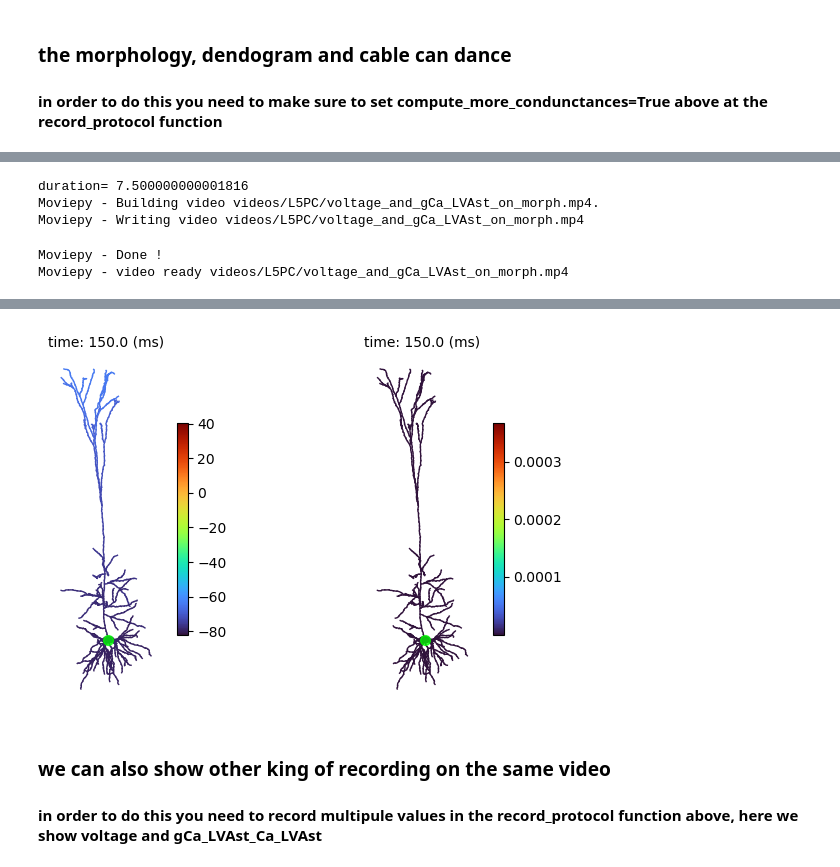
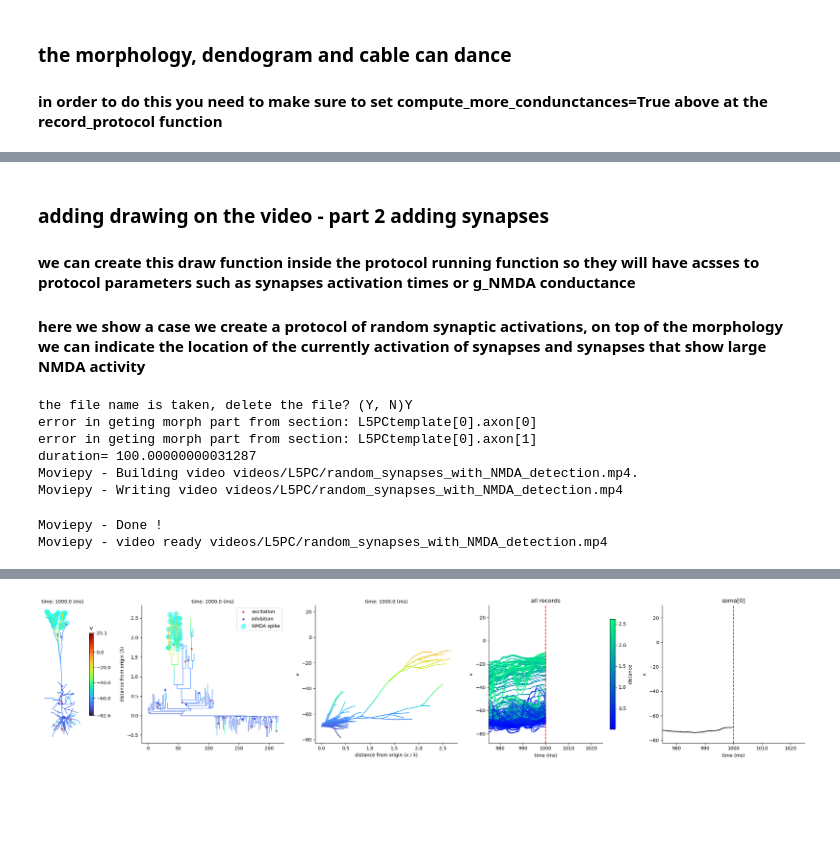
Before and after one commit to YoniLeibner/Neuron_analysis_tool, a Jupyter notebook: Neuron_analysis_tool/example-L5pc.ipynb, the cells around one changed output, grey strips where cells are left out. Saved outputs shown, nothing was run; the diff lists cells and outputs as text; code cells hidden in the pictures; blank space fills up the shorter version.

```diff
--- a/Neuron_analysis_tool/example-L5pc.ipynb
+++ b/Neuron_analysis_tool/example-L5pc.ipynb
@@ -75,9 +81,11 @@ def Ca_spike_protocol(cell, start_seg):
     h.v_init = cell.soma[0].e_pas
     h.celsius = 37
     h.run()
-    return 400, {}
+    return 300, {}
 # %%
-records, extra = analyser.record_protocol(protocol=Ca_spike_protocol, record_names=['v', 'gCa_LVAst_Ca_LVAst'], compute_more_condunctances=True)
+records, extra = analyser.record_protocol(protocol=Ca_spike_protocol,
+                                          record_names=['v', 'gCa_LVAst_Ca_LVAst'],
+                                          compute_more_condunctances=True)
 # %%
 from matplotlib.gridspec import GridSpec
 fig = plt.figure(constrained_layout=True, figsize=(10, 4))
@@ -220,0 +247,6 @@ Moviepy - video ready videos/L5PC/dancing_morph_and_dendogram.mp4
+# %% [markdown]
+### adding drawing on the video - part 2 adding synapses
+
+#### we can create this draw function inside the protocol running function so they will have acsses to protocol parameters such as synapses activation times or g_NMDA conductance
+
+#### here we show a case we create a protocol of random synaptic activations, on top  of the morphology we can indicate the location of the currently activation of synapses and synapses that show large NMDA activity
@@ -221,34 +418,51 @@ Moviepy - video ready videos/L5PC/dancing_morph_and_dendogram.mp4
+# %%
+records, extra = analyser.record_protocol(protocol=random_syn_protocol_NMDA_ditact, record_names=['v'])
+# %%
+
+def set_legend(start_time, end_time, segs, lines, ax, records):
+    handles, labels = ax.get_legend_handles_labels()
+    by_label = dict(zip(labels, handles))
+    ax.legend(by_label.values(), by_label.keys(), loc='best')
+    return []
 # %%
-fig, ax = plt.subplots(1,2, figsize=(8,4))
+draw_funcs = extra['draw_funcs']
+fig, ax = plt.subplots(1, 5, figsize=(25,5))
 soma_seg = list(analyser.cell.soma[0])[0]
+
 hot_spot_seg = list(analyser.cell.apic[36])[0]
-seg_to_indicate_dict = dict()
-seg_to_indicate_dict[soma_seg] = dict(label='soma', alpha=0.75, color='lime', size=50)
+record_dict = records.all_records['v']
 
 plot_kwargs = [
-    dict(ax=ax[0], seg = soma_seg, records=records.all_records['v'], electrical=False, plot_type='morph', seg_to_indicate_dict=seg_to_indicate_dict,plot_color_bar=True, theta=270),
-    dict(ax=ax[1], seg = soma_seg, records=records.all_records['gCa_LVAst_Ca_LVAst'], electrical=False, plot_type='morph', seg_to_indicate_dict=seg_to_indicate_dict,plot_color_bar=True, theta=270),
+    dict(ax=ax[0], seg = soma_seg, records=record_dict, electrical=False, plot_type='morph',
+         plot_color_bar=True, theta=-90, draw_funcs=draw_funcs),
+
+    dict(ax=ax[1], seg = soma_seg, records=record_dict, electrical=True, plot_type='dendogram',
+         plot_color_bar=False, draw_funcs=draw_funcs+[set_legend]),
+
+    dict(ax=ax[2], seg = soma_seg, records=record_dict, electrical=True, plot_type='attenuation'),
+    dict(ax=ax[3], seg = soma_seg, records=record_dict, distance_factor=0, plot_every=0.1,
+         plot_type='all_records', color_distance=True, cmap=plt.cm.winter, color_bar_kwarts=dict(shrink=0.8),
+         on_title=False, on_ylabel=True),
+
+    dict(ax=ax[4], seg = soma_seg, records=record_dict, plot_type='single_record'),
               ]
 f = lambda: plt.tight_layout()
-slow_down_factor=50
+slow_down_factor = 100
 videos_folder = 'videos/L5PC/'
-video_name = 'voltage_and_gCa_LVAst_on_morph.mp4'
+video_name = 'random_synapses_with_NMDA_detection.mp4'
 os.makedirs(videos_folder, exist_ok=True)
-analyser.save_movie_from_rec(fig=fig, slow_down_factor=slow_down_factor, plot_kwargs=plot_kwargs, func_before_run=[f],
-                             save_to=videos_folder, clip_name=video_name, fps=10,
+analyser.save_movie_from_rec(fig=fig, slow_down_factor=slow_down_factor, plot_kwargs=plot_kwargs,
+                             func_before_run=[f], save_to=videos_folder, clip_name=video_name, fps=10,
                              threads=16, preset='ultrafast')
 video_player(Path.cwd(), videos_folder+video_name)
-
-# animation = analyser.create_movie_from_rec(fig, slow_down_factor=slow_down_factor, plot_kwargs=plot_kwargs)
-# animation.ipython_display(fps=10, loop=True, autoplay=True, maxduration=animation.duration+10)
 # %% [output]
-duration= 7.500000000001816
-Moviepy - Building video videos/L5PC/voltage_and_gCa_LVAst_on_morph.mp4.
-Moviepy - Writing video videos/L5PC/voltage_and_gCa_LVAst_on_morph.mp4
+the file name is taken, delete the file? (Y, N)Y
+error in geting morph part from section: L5PCtemplate[0].axon[0]
+error in geting morph part from section: L5PCtemplate[0].axon[1]
+duration= 100.00000000031287
+Moviepy - Building video videos/L5PC/random_synapses_with_NMDA_detection.mp4.
+Moviepy - Writing video videos/L5PC/random_synapses_with_NMDA_detection.mp4
 Moviepy - Done !
-Moviepy - video ready videos/L5PC/voltage_and_gCa_LVAst_on_morph.mp4
+Moviepy - video ready videos/L5PC/random_synapses_with_NMDA_detection.mp4
 [interactive output not drawn]
-[figure, old version]
+[figure, new version]
-# %% [markdown]
-### we can also show other king of recording on the same video
-#### in order to do this you need to record multipule values in the record_protocol function above, here we show voltage and gCa_LVAst_Ca_LVAst
```
Also changed, not shown: parts of 31 cells of this notebook, 32 other files.
